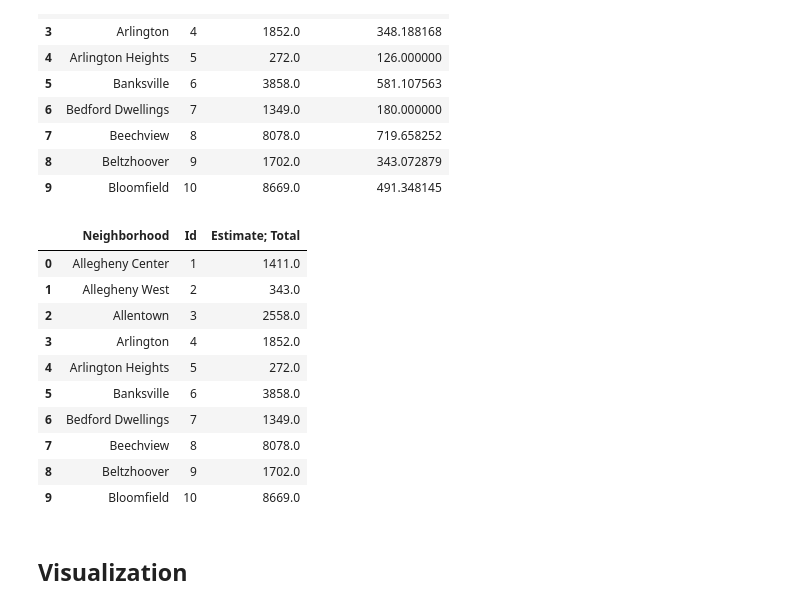
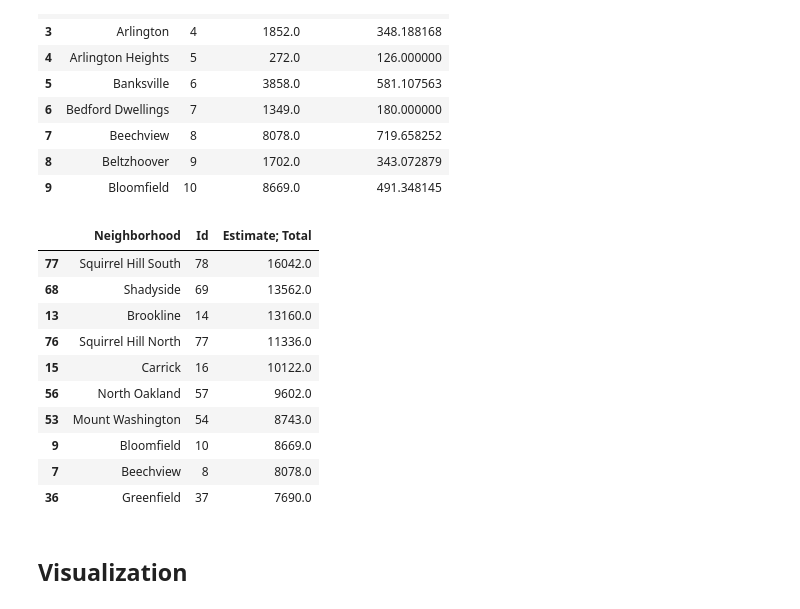
Before and after one commit to wex59/Final-Project, a Jupyter notebook: wex59.ipynb, the cells around one changed output. Cells and saved outputs as stored; diff of their text form; code cells hidden in the pictures.

```diff
--- a/wex59.ipynb
+++ b/wex59.ipynb
@@ -89,19 +76,20 @@ population.head(10)
 # %%
 #shows only the neighborhood name and the total number of people
 population = population.iloc[0:, 0:3]
-population.head(10)
+#show the neighborhood with largest population
+population.nlargest(10, 'Estimate; Total',keep='first')
 # %% [output]
 |  | Neighborhood | Id | Estimate; Total |
-| 0 | Allegheny Center | 1 | 1411.0 |
-| 1 | Allegheny West | 2 | 343.0 |
-| 2 | Allentown | 3 | 2558.0 |
-| 3 | Arlington | 4 | 1852.0 |
-| 4 | Arlington Heights | 5 | 272.0 |
-| 5 | Banksville | 6 | 3858.0 |
-| 6 | Bedford Dwellings | 7 | 1349.0 |
+| 77 | Squirrel Hill South | 78 | 16042.0 |
+| 68 | Shadyside | 69 | 13562.0 |
+| 13 | Brookline | 14 | 13160.0 |
+| 76 | Squirrel Hill North | 77 | 11336.0 |
+| 15 | Carrick | 16 | 10122.0 |
+| 56 | North Oakland | 57 | 9602.0 |
+| 53 | Mount Washington | 54 | 8743.0 |
+| 9 | Bloomfield | 10 | 8669.0 |
 | 7 | Beechview | 8 | 8078.0 |
-| 8 | Beltzhoover | 9 | 1702.0 |
-| 9 | Bloomfield | 10 | 8669.0 |
+| 36 | Greenfield | 37 | 7690.0 |
 # %% [markdown]
 ## Visualization
 # %%
```
Also changed, not shown: parts of 8 cells of this notebook, 7 other files.
